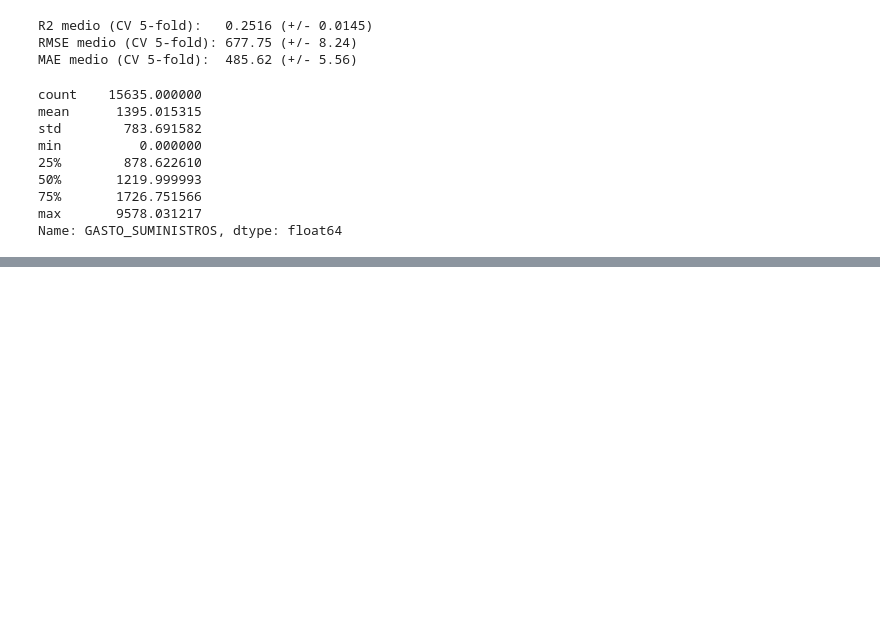
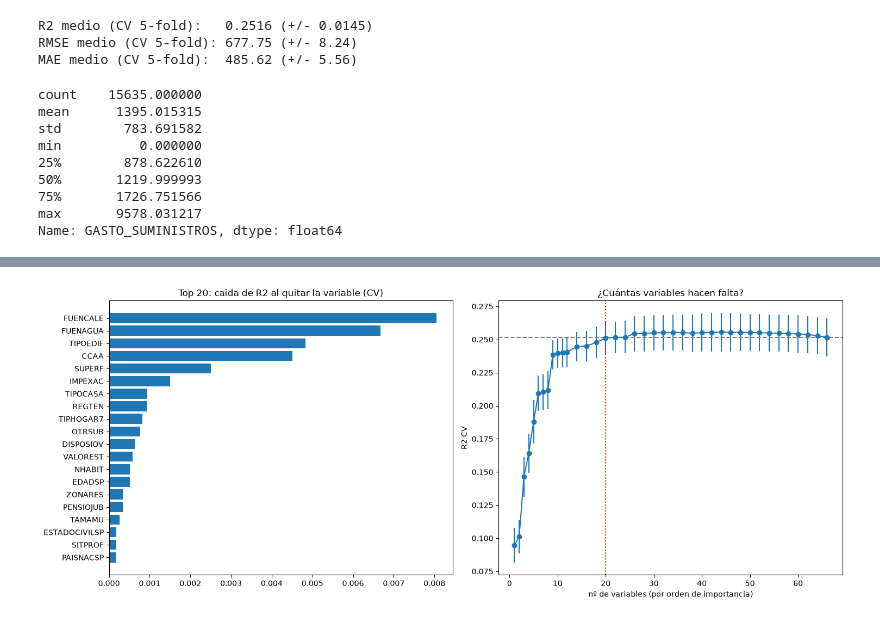
Before and after one commit to mariot11/ML_ConsumoEnergia, a Jupyter notebook: notebooks/03_limpiezaEDA2 (Copiar).ipynb, the cells around one changed output, grey strips where cells are left out. Drawn from its saved outputs; the diff is of its cells as text; code cells hidden in the pictures; blank space fills up the shorter version.

```diff
--- a/notebooks/03_limpiezaEDA2.ipynb
+++ b/notebooks/03_limpiezaEDA2 (Copiar).ipynb
@@ -559,0 +832,83 @@ Name: GASTO_SUMINISTROS, dtype: float64
+# %%
+# ============================================================
+# Importancia por variable ORIGINAL y justificacion del corte
+# Pegar en el notebook 03, despues de definir tus listas de columnas y pipelines
+# (no_aplica_cols, no_consta_cols, moda_cat_cols, cat_multiclase_cols, num_con_nulos, num_sin_nulos,
+#  no_aplica_pipe, no_consta_pipe, moda_cat_pipe, cat_multiclase_pipe, num_nulos_pipe, num_limpias_pipe,
+#  X_train, y_train). Usa solo train: el test no se toca.
+# ============================================================
+import numpy as np, pandas as pd, matplotlib.pyplot as plt
+from sklearn.model_selection import KFold, cross_validate
+from sklearn.inspection import permutation_importance
+from sklearn.compose import ColumnTransformer
+from sklearn.pipeline import Pipeline
+from sklearn.linear_model import Ridge
+
+def pipeline_con(variables, modelo=None):
+    """Mismo pipeline que ya tienes, pero usando solo las 'variables' indicadas."""
+    v = set(variables)
+    bloques = [
+        ("cat_no_aplica", no_aplica_pipe,       [c for c in no_aplica_cols if c in v]),
+        ("cat_no_consta", no_consta_pipe,       [c for c in no_consta_cols if c in v]),
+        ("cat_moda",      moda_cat_pipe,        [c for c in moda_cat_cols if c in v]),
+        ("cat_multi",     cat_multiclase_pipe,  [c for c in cat_multiclase_cols if c in v]),
+        ("num_nulos",     num_nulos_pipe,       [c for c in num_con_nulos if c in v]),
+        ("num_limpias",   num_limpias_pipe,     [c for c in num_sin_nulos if c in v]),
+    ]
+    bloques = [b for b in bloques if len(b[2]) > 0]           # quita bloques vacios
+    return Pipeline([("prep", ColumnTransformer(bloques, remainder="drop")),
+                     ("reg", modelo if modelo is not None else Ridge(alpha=1.0))])
+
+def r2_cv(variables, cv=5):
+    return cross_validate(pipeline_con(variables), X_train, y_train, cv=cv, scoring="r2", n_jobs=-1)["test_score"]
+
+TODAS = sorted(set(no_aplica_cols + no_consta_cols + moda_cat_cols + cat_multiclase_cols + num_con_nulos + num_sin_nulos))
+
+# ---- MÉTODO 1: importancia por permutacion (rapido) ----
+# Entrena en cada fold, y en el fold de validacion baraja UNA variable original cada vez:
+# cuanto cae el R2 = cuanto dependia el modelo de ella. Va directamente por variable original (no por columna OHE).
+def importancia_permutacion(variables, n_repeats=5, seed=0):
+    folds = []
+    for tr, va in KFold(5, shuffle=True, random_state=seed).split(X_train):
+        m = pipeline_con(variables).fit(X_train.iloc[tr], y_train.iloc[tr])
+        r = permutation_importance(m, X_train.iloc[va][variables], y_train.iloc[va],
+                                   scoring="r2", n_repeats=n_repeats, random_state=seed, n_jobs=-1)
+        folds.append(r.importances_mean)
+    folds = np.array(folds)
+    return pd.DataFrame({"caida_r2": folds.mean(0), "std_folds": folds.std(0)}, index=variables)
+
+# ---- MÉTODO 2: quitar una variable (mas lento, mas "honesto") ----
+# R2 con todas - R2 sin esa variable (CV completo cada vez). Con ~55 variables son ~1-2 min.
+def importancia_quitar_una(variables):
+    base = r2_cv(variables).mean()
+    return pd.Series({v: base - r2_cv([c for c in variables if c != v]).mean() for v in variables}, name="caida_r2")
+
+# ---- CURVA: cuantas variables hacen falta? ----
+def curva_top_k(orden, ks):
+    filas = []
+    for k in ks:
+        s = r2_cv(orden[:k]); filas.append({"k": k, "r2": s.mean(), "std": s.std()})
+    return pd.DataFrame(filas)
+
+if __name__ == "__main__" or True:
+    imp_perm = importancia_permutacion(TODAS).sort_values("caida_r2", ascending=False)
+    imp_quit = importancia_quitar_una(TODAS).sort_values(ascending=False)
+    comparacion = pd.DataFrame({"perm": imp_perm["caida_r2"], "quitar_una": imp_quit})
+    comparacion["rank_perm"] = comparacion.perm.rank(ascending=False)
+    comparacion["rank_quitar"] = comparacion.quitar_una.rank(ascending=False)
+    orden = imp_quit.index.tolist()                      # orden final: "quitar una" (la permutacion sirve de contraste)
+    curva = curva_top_k(orden, list(range(1, 13)) + list(range(14, len(orden) + 1, 2)) + [len(orden)])
+    r2_full = curva.r2.iloc[-1]
+    k_min = int(curva[curva.r2 >= r2_full - 0.002].k.min())   # minimo k que no pierde R2 (tolerancia 0.002)
+    print("Orden por importancia:", orden)
+    print(f"R2 completo={r2_full:.4f} | k minimo sin perder R2 (tol 0.002): {k_min}")
+    print("Seleccion:", orden[:k_min])
+
+    fig, ax = plt.subplots(1, 2, figsize=(15, 6))
+    top = imp_quit.head(20)[::-1]
+    ax[0].barh(top.index, top.values); ax[0].set_title("Top 20: caida de R2 al quitar la variable (CV)")
+    ax[1].errorbar(curva.k, curva.r2, yerr=curva["std"], marker="o"); ax[1].axhline(r2_full, ls="--", c="gray")
+    ax[1].axvline(k_min, ls=":", c="red"); ax[1].set_xlabel("nº de variables (por orden de importancia)"); ax[1].set_ylabel("R2 CV")
+    ax[1].set_title("¿Cuántas variables hacen falta?"); plt.tight_layout(); plt.show()
+    display(comparacion.sort_values("rank_quitar").round(4).head(25))
+# %% [output]
@@ -559,0 +918 @@ Name: GASTO_SUMINISTROS, dtype: float64
+[figure, added]
```
Also changed, not shown: parts of 10 cells of this notebook, 3 other files.
